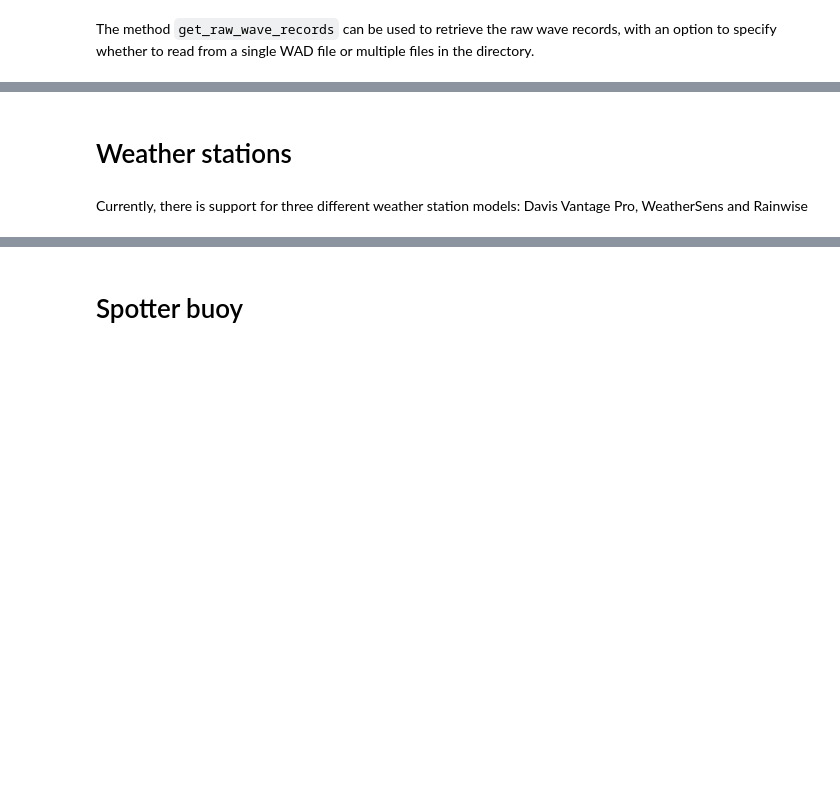
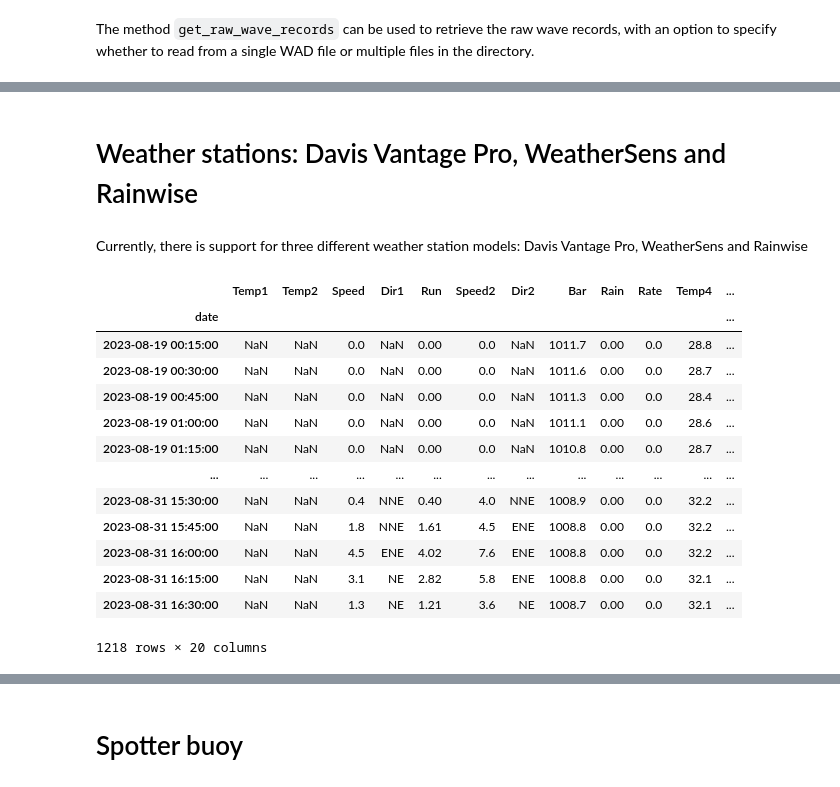
Before and after one commit to oceanicos-dev-org/oceanicospy, a Jupyter notebook: examples/reading_field_data.ipynb, the cells around one changed output, grey strips where cells are left out. Saved outputs shown, nothing was run; the diff lists cells and outputs as text; code cells hidden in the pictures; blank space fills up the shorter version.

```diff
--- a/examples/reading_field_data.ipynb
+++ b/examples/reading_field_data.ipynb
@@ -187,5 +300,5 @@ AttributeError: 'AWAC' object has no attribute 'x_component'
 # %% [markdown]
-# Weather stations
+# Weather stations: Davis Vantage Pro, WeatherSens and Rainwise
 # %% [markdown]
 Currently, there is support for three different weather station models: Davis Vantage Pro, WeatherSens and Rainwise
 # %%
@@ -204,4 +317,19 @@ for ws in object_list:
     dict_raw_measurements[ws.__class__.__name__] = raw_data
     dict_clean_measurements[ws.__class__.__name__] = clean_data
 # %%
-df = dict_clean_measurements['DavisVantagePro']
+dict_clean_measurements['DavisVantagePro']
+# %% [output]
+|  | Temp1 | Temp2 | Speed | Dir1 | Run | Speed2 | Dir2 | Bar | Rain | Rate | Temp4 | ... |
+| date |  |  |  |  |  |  |  |  |  |  |  | ... |
+| 2023-08-19 00:15:00 | NaN | NaN | 0.0 | NaN | 0.00 | 0.0 | NaN | 1011.7 | 0.00 | 0.0 | 28.8 | ... |
+| 2023-08-19 00:30:00 | NaN | NaN | 0.0 | NaN | 0.00 | 0.0 | NaN | 1011.6 | 0.00 | 0.0 | 28.7 | ... |
+| 2023-08-19 00:45:00 | NaN | NaN | 0.0 | NaN | 0.00 | 0.0 | NaN | 1011.3 | 0.00 | 0.0 | 28.4 | ... |
+| 2023-08-19 01:00:00 | NaN | NaN | 0.0 | NaN | 0.00 | 0.0 | NaN | 1011.1 | 0.00 | 0.0 | 28.6 | ... |
+| 2023-08-19 01:15:00 | NaN | NaN | 0.0 | NaN | 0.00 | 0.0 | NaN | 1010.8 | 0.00 | 0.0 | 28.7 | ... |
+| ... | ... | ... | ... | ... | ... | ... | ... | ... | ... | ... | ... | ... |
+| 2023-08-31 15:30:00 | NaN | NaN | 0.4 | NNE | 0.40 | 4.0 | NNE | 1008.9 | 0.00 | 0.0 | 32.2 | ... |
+| 2023-08-31 15:45:00 | NaN | NaN | 1.8 | NNE | 1.61 | 4.5 | ENE | 1008.8 | 0.00 | 0.0 | 32.2 | ... |
+| 2023-08-31 16:00:00 | NaN | NaN | 4.5 | ENE | 4.02 | 7.6 | ENE | 1008.8 | 0.00 | 0.0 | 32.2 | ... |
+| 2023-08-31 16:15:00 | NaN | NaN | 3.1 | NE | 2.82 | 5.8 | ENE | 1008.8 | 0.00 | 0.0 | 32.1 | ... |
+| 2023-08-31 16:30:00 | NaN | NaN | 1.3 | NE | 1.21 | 3.6 | NE | 1008.7 | 0.00 | 0.0 | 32.1 | ... |
+1218 rows × 20 columns
```
Also changed, not shown: parts of 25 cells of this notebook, 4 other files.
